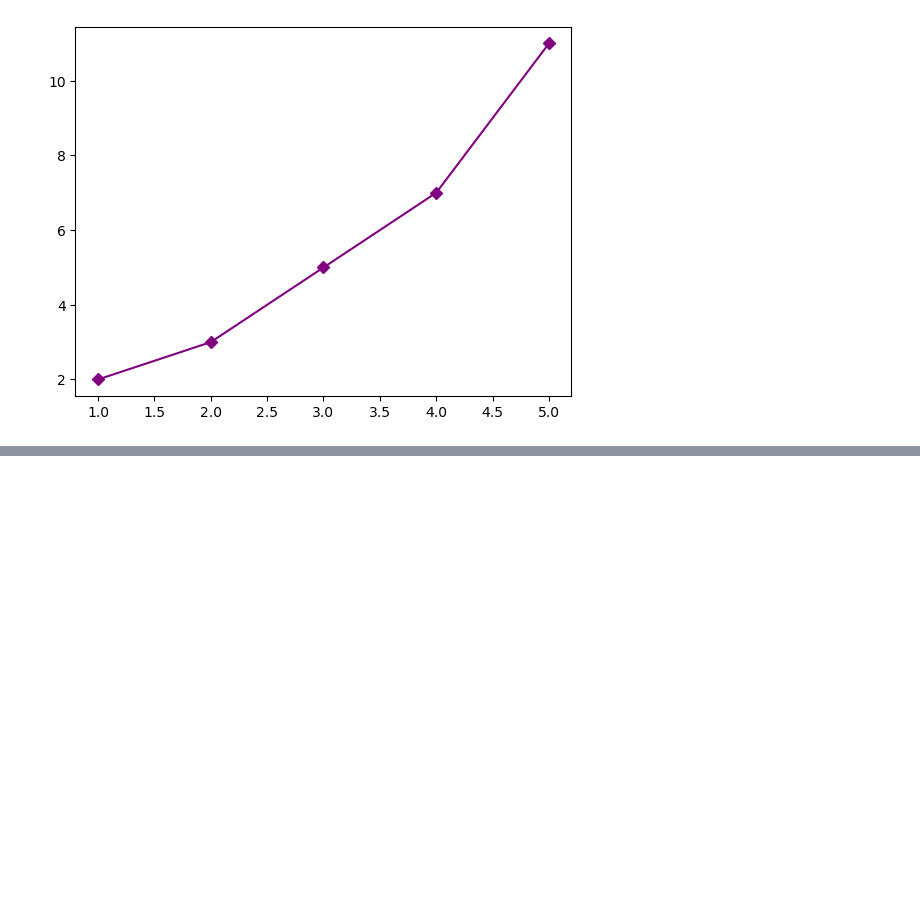
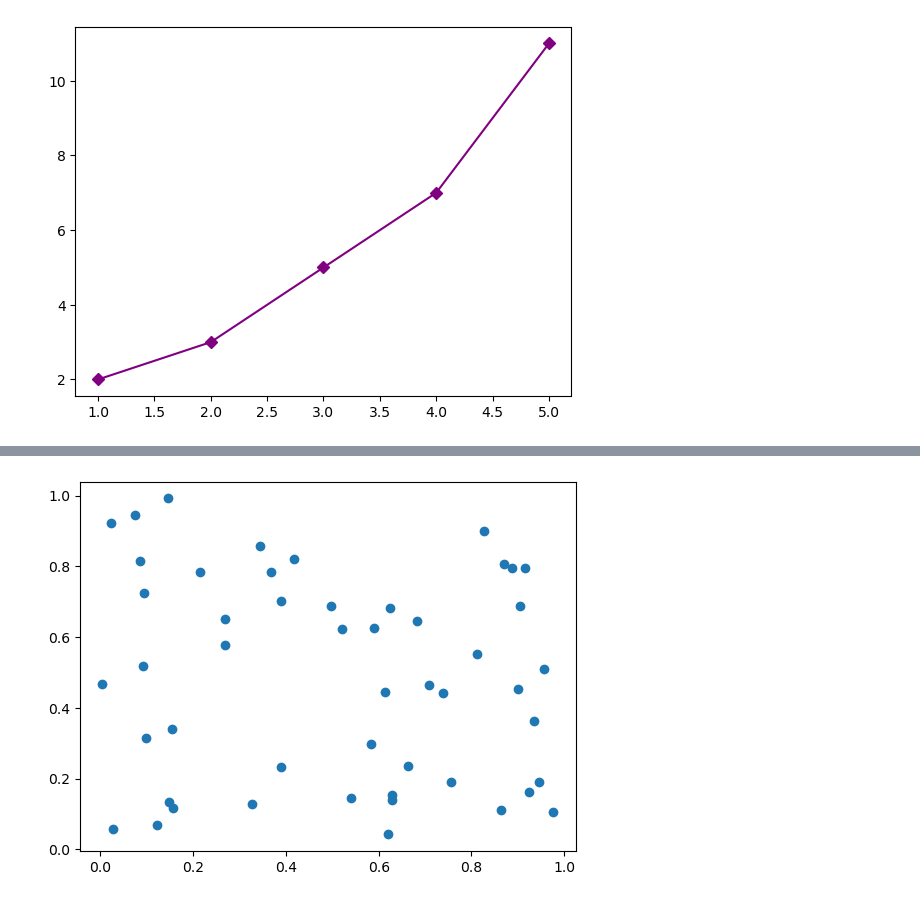
Before and after one commit to anchan-hm/DataAnalytics-2026, a Jupyter notebook: week-07/Ex3A_Plotting_Data.ipynb, the cells around one changed output, grey strips where cells are left out. Cells and saved outputs as stored; diff of their text form; code cells hidden in the pictures; blank space fills up the shorter version.

```diff
--- a/week-07/Ex3A_Plotting_Data.ipynb
+++ b/week-07/Ex3A_Plotting_Data.ipynb
@@ -58,0 +84,10 @@ plt.show() #displaying output
+# %%
+#creating scatter plot
+x = np.random.rand(50)
+y = np.random.rand(50)
+
+#plotting scatter plot
+plt.scatter(x,y)
+plt.show() #displaying output
+# %% [output]
+[figure, added]
```
Also changed, not shown: parts of 8 cells of this notebook.
